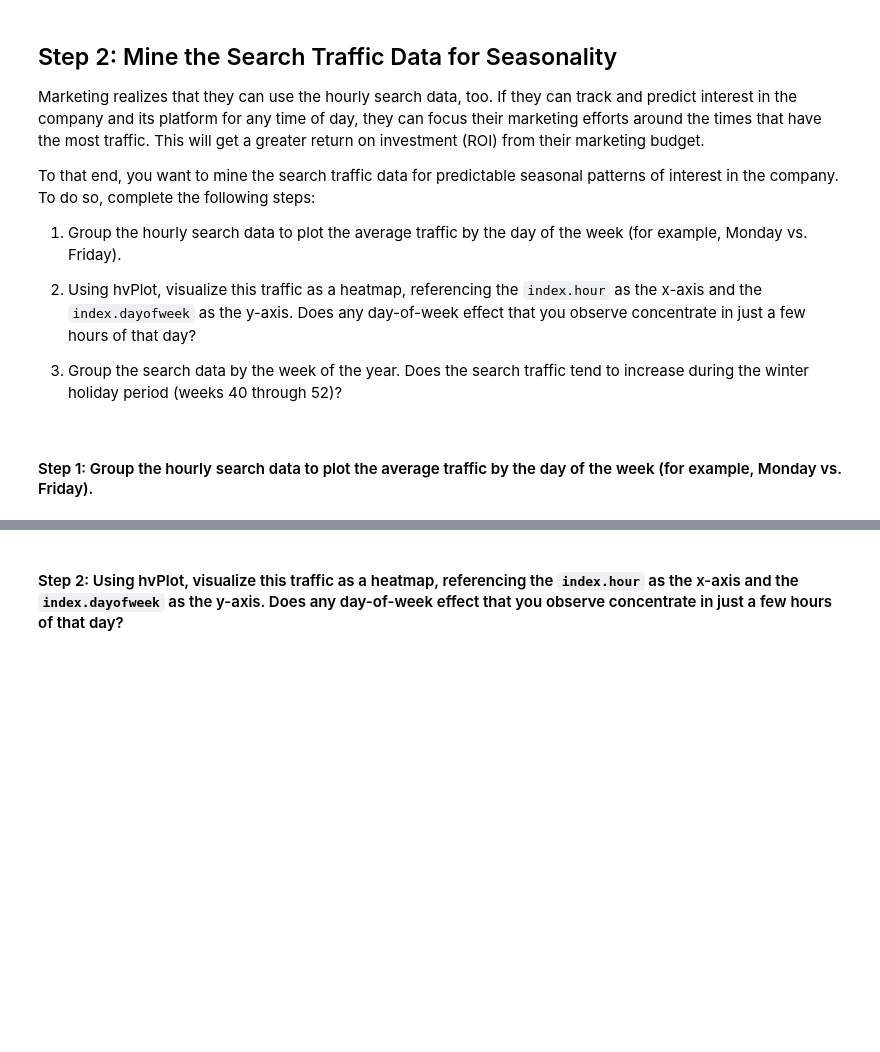
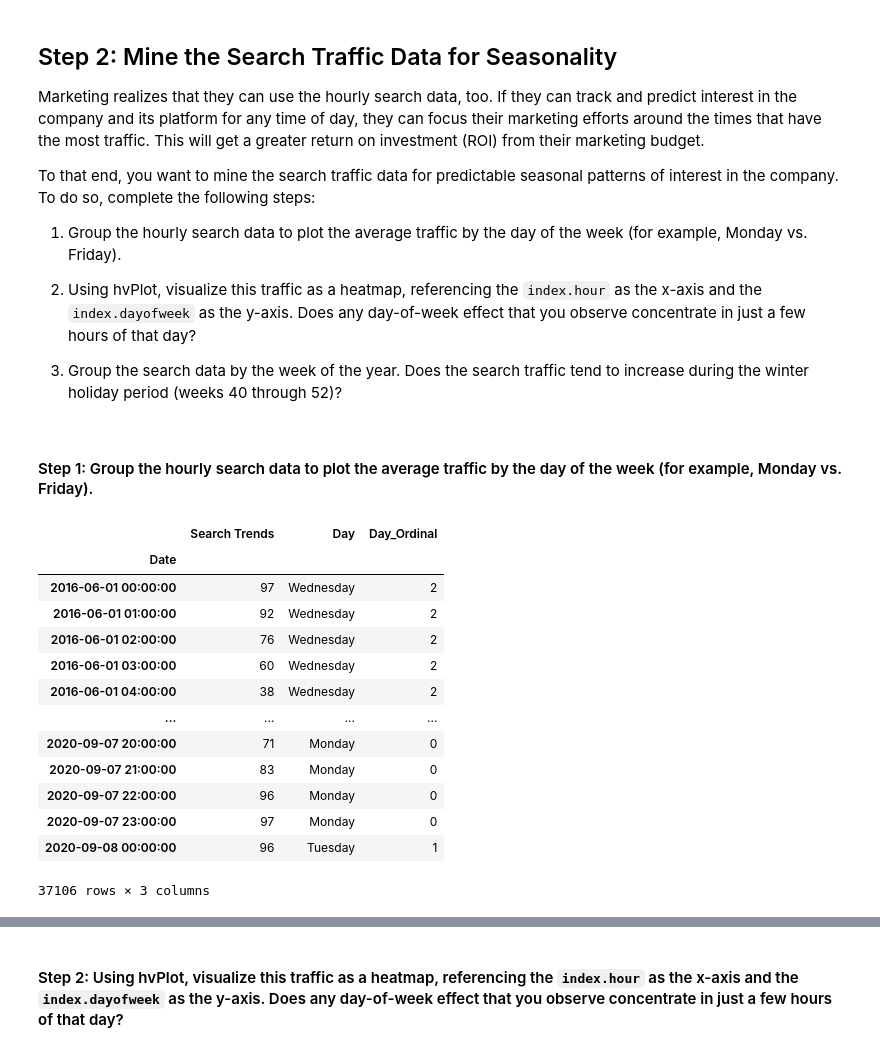
Before and after one commit to boz-tcm/time-series-challenge, a Jupyter notebook: forecasting_net_prophet.ipynb, the cells around one changed output, grey strips where cells are left out. Drawn from its saved outputs; the diff is of its cells as text; code cells hidden in the pictures; blank space fills up the shorter version.

```diff
--- a/forecasting_net_prophet.ipynb
+++ b/forecasting_net_prophet.ipynb
@@ -261,0 +264,24 @@ hv.extension('bokeh')
+# %%
+# First prepare the dataframe.  This code block has been separated logically from the subsequent cell block so as not to continually add duplicate
+# 'Day' and 'Day_Ordinal' columns to the dataframe during testing of the subsequent cell block.
+
+# Add Day Name to dataframe for subsequent purpose of plotting day of week.
+df_mercado_trends['Day'] = df_mercado_trends.index.day_name()
+# Add Day Ordinal to dataframe for purposes of sorting Monday through Sunday
+df_mercado_trends['Day_Ordinal'] = df_mercado_trends.index.day_of_week # 'day_of_week' ordinal, with aliases 'dayofweek','weekday'
+display(df_mercado_trends)
+# %% [output]
+|  | Search Trends | Day | Day_Ordinal |
+| Date |  |  |  |
+| 2016-06-01 00:00:00 | 97 | Wednesday | 2 |
+| 2016-06-01 01:00:00 | 92 | Wednesday | 2 |
+| 2016-06-01 02:00:00 | 76 | Wednesday | 2 |
+| 2016-06-01 03:00:00 | 60 | Wednesday | 2 |
+| 2016-06-01 04:00:00 | 38 | Wednesday | 2 |
+| ... | ... | ... | ... |
+| 2020-09-07 20:00:00 | 71 | Monday | 0 |
+| 2020-09-07 21:00:00 | 83 | Monday | 0 |
+| 2020-09-07 22:00:00 | 96 | Monday | 0 |
+| 2020-09-07 23:00:00 | 97 | Monday | 0 |
+| 2020-09-08 00:00:00 | 96 | Tuesday | 1 |
+37106 rows × 3 columns
```
Also changed, not shown: parts of 9 cells of this notebook, 4 other files.
